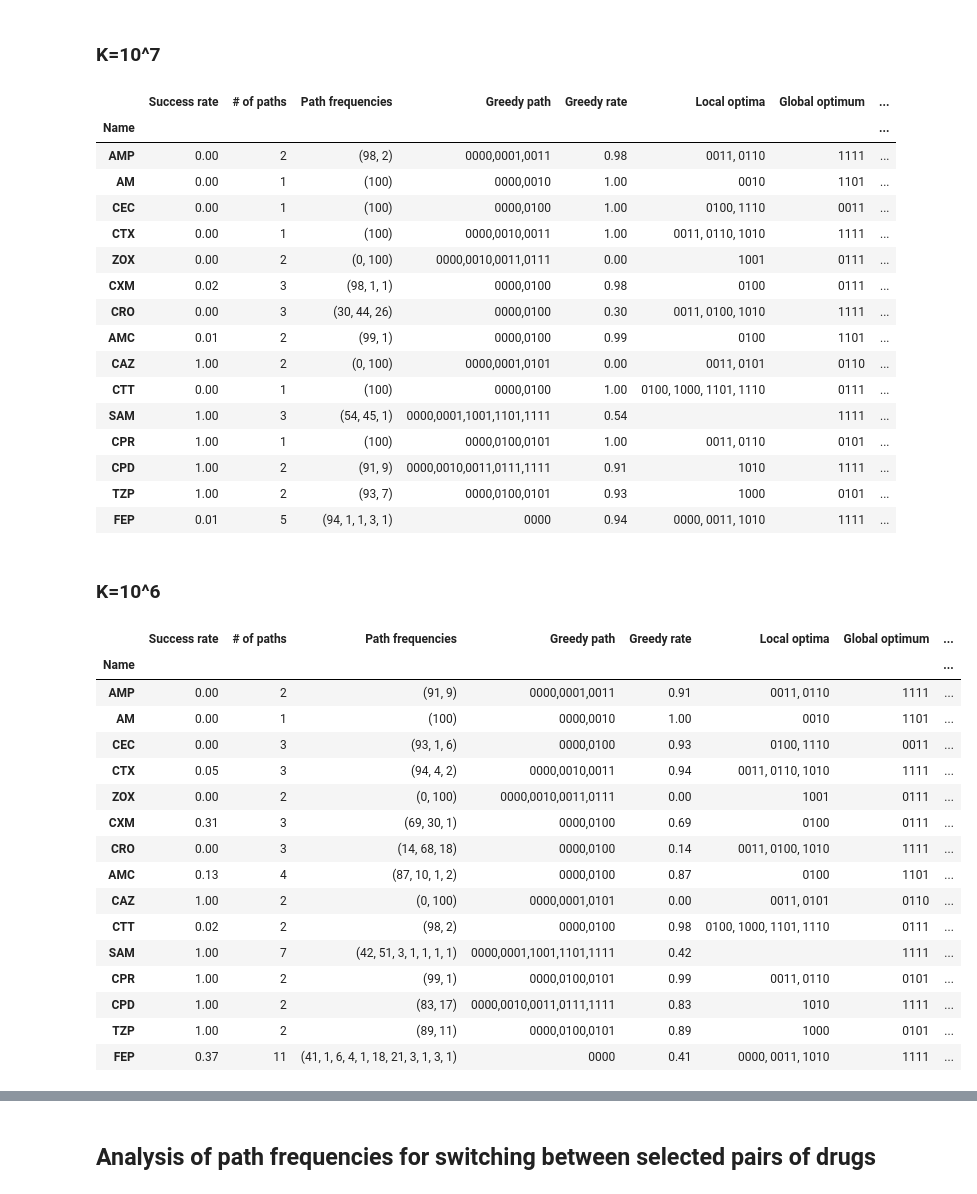
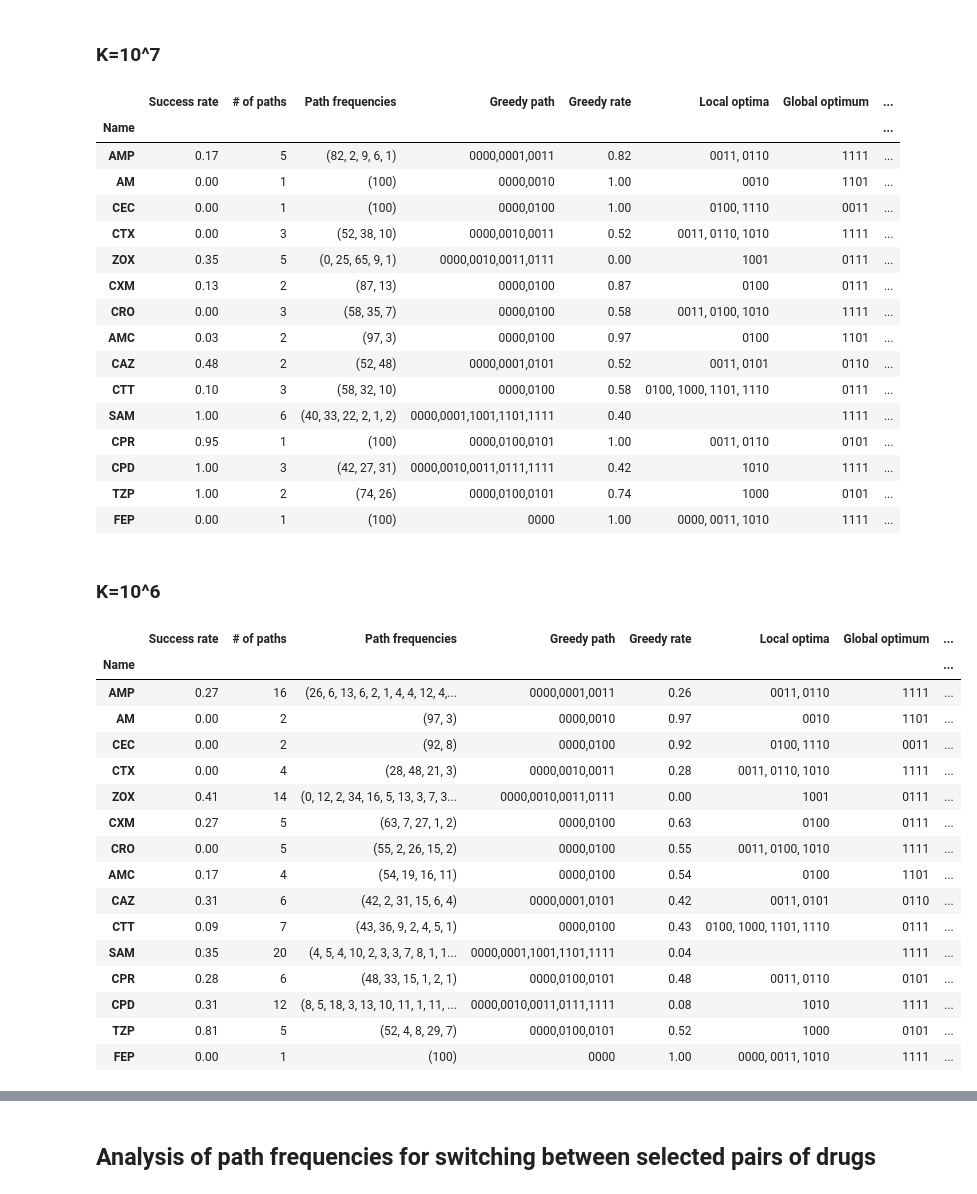
Before and after one commit to cjops/simulator, a Jupyter notebook: SimulatorPy/Oct 31 many sims w switching.ipynb, the cells around one changed output, grey strips where cells are left out. Saved outputs shown, nothing was run; the diff lists cells and outputs as text; code cells hidden in the pictures.

```diff
--- a/SimulatorPy/Oct 31 many sims w switching.ipynb
+++ b/SimulatorPy/Oct 31 many sims w switching.ipynb
@@ -119,47 +119,47 @@ K2
 # %% [markdown]
 ### K=10^7
 # %%
-K3 = many_landscapes({'carrying_cap': int(1.0e7), 'prob_mutation': 1.0e-6})
+K3 = many_landscapes({'carrying_cap': int(1.0e7)})
 K3
 # %% [output]
 |  | Success rate | # of paths | Path frequencies | Greedy path | Greedy rate | Local optima | Global optimum | ... |
 | Name |  |  |  |  |  |  |  | ... |
-| AMP | 0.00 | 2 | (98, 2) | 0000,0001,0011 | 0.98 | 0011, 0110 | 1111 | ... |
+| AMP | 0.17 | 5 | (82, 2, 9, 6, 1) | 0000,0001,0011 | 0.82 | 0011, 0110 | 1111 | ... |
 | AM | 0.00 | 1 | (100) | 0000,0010 | 1.00 | 0010 | 1101 | ... |
 | CEC | 0.00 | 1 | (100) | 0000,0100 | 1.00 | 0100, 1110 | 0011 | ... |
-| CTX | 0.00 | 1 | (100) | 0000,0010,0011 | 1.00 | 0011, 0110, 1010 | 1111 | ... |
-| ZOX | 0.00 | 2 | (0, 100) | 0000,0010,0011,0111 | 0.00 | 1001 | 0111 | ... |
-| CXM | 0.02 | 3 | (98, 1, 1) | 0000,0100 | 0.98 | 0100 | 0111 | ... |
-| CRO | 0.00 | 3 | (30, 44, 26) | 0000,0100 | 0.30 | 0011, 0100, 1010 | 1111 | ... |
-| AMC | 0.01 | 2 | (99, 1) | 0000,0100 | 0.99 | 0100 | 1101 | ... |
-| CAZ | 1.00 | 2 | (0, 100) | 0000,0001,0101 | 0.00 | 0011, 0101 | 0110 | ... |
-| CTT | 0.00 | 1 | (100) | 0000,0100 | 1.00 | 0100, 1000, 1101, 1110 | 0111 | ... |
-| SAM | 1.00 | 3 | (54, 45, 1) | 0000,0001,1001,1101,1111 | 0.54 |  | 1111 | ... |
-| CPR | 1.00 | 1 | (100) | 0000,0100,0101 | 1.00 | 0011, 0110 | 0101 | ... |
-| CPD | 1.00 | 2 | (91, 9) | 0000,0010,0011,0111,1111 | 0.91 | 1010 | 1111 | ... |
-| TZP | 1.00 | 2 | (93, 7) | 0000,0100,0101 | 0.93 | 1000 | 0101 | ... |
-| FEP | 0.01 | 5 | (94, 1, 1, 3, 1) | 0000 | 0.94 | 0000, 0011, 1010 | 1111 | ... |
+| CTX | 0.00 | 3 | (52, 38, 10) | 0000,0010,0011 | 0.52 | 0011, 0110, 1010 | 1111 | ... |
+| ZOX | 0.35 | 5 | (0, 25, 65, 9, 1) | 0000,0010,0011,0111 | 0.00 | 1001 | 0111 | ... |
+| CXM | 0.13 | 2 | (87, 13) | 0000,0100 | 0.87 | 0100 | 0111 | ... |
+| CRO | 0.00 | 3 | (58, 35, 7) | 0000,0100 | 0.58 | 0011, 0100, 1010 | 1111 | ... |
+| AMC | 0.03 | 2 | (97, 3) | 0000,0100 | 0.97 | 0100 | 1101 | ... |
+| CAZ | 0.48 | 2 | (52, 48) | 0000,0001,0101 | 0.52 | 0011, 0101 | 0110 | ... |
+| CTT | 0.10 | 3 | (58, 32, 10) | 0000,0100 | 0.58 | 0100, 1000, 1101, 1110 | 0111 | ... |
+| SAM | 1.00 | 6 | (40, 33, 22, 2, 1, 2) | 0000,0001,1001,1101,1111 | 0.40 |  | 1111 | ... |
+| CPR | 0.95 | 1 | (100) | 0000,0100,0101 | 1.00 | 0011, 0110 | 0101 | ... |
+| CPD | 1.00 | 3 | (42, 27, 31) | 0000,0010,0011,0111,1111 | 0.42 | 1010 | 1111 | ... |
+| TZP | 1.00 | 2 | (74, 26) | 0000,0100,0101 | 0.74 | 1000 | 0101 | ... |
+| FEP | 0.00 | 1 | (100) | 0000 | 1.00 | 0000, 0011, 1010 | 1111 | ... |
 # %% [markdown]
 ### K=10^6
 # %%
-K4 = many_landscapes({'carrying_cap': int(1.0e6), 'prob_mutation': 1.0e-5})
+K4 = many_landscapes({'carrying_cap': int(1.0e6)})
 K4
 # %% [output]
 |  | Success rate | # of paths | Path frequencies | Greedy path | Greedy rate | Local optima | Global optimum | ... |
 | Name |  |  |  |  |  |  |  | ... |
-| AMP | 0.00 | 2 | (91, 9) | 0000,0001,0011 | 0.91 | 0011, 0110 | 1111 | ... |
-| AM | 0.00 | 1 | (100) | 0000,0010 | 1.00 | 0010 | 1101 | ... |
-| CEC | 0.00 | 3 | (93, 1, 6) | 0000,0100 | 0.93 | 0100, 1110 | 0011 | ... |
-| CTX | 0.05 | 3 | (94, 4, 2) | 0000,0010,0011 | 0.94 | 0011, 0110, 1010 | 1111 | ... |
-| ZOX | 0.00 | 2 | (0, 100) | 0000,0010,0011,0111 | 0.00 | 1001 | 0111 | ... |
-| CXM | 0.31 | 3 | (69, 30, 1) | 0000,0100 | 0.69 | 0100 | 0111 | ... |
-| CRO | 0.00 | 3 | (14, 68, 18) | 0000,0100 | 0.14 | 0011, 0100, 1010 | 1111 | ... |
-| AMC | 0.13 | 4 | (87, 10, 1, 2) | 0000,0100 | 0.87 | 0100 | 1101 | ... |
-| CAZ | 1.00 | 2 | (0, 100) | 0000,0001,0101 | 0.00 | 0011, 0101 | 0110 | ... |
-| CTT | 0.02 | 2 | (98, 2) | 0000,0100 | 0.98 | 0100, 1000, 1101, 1110 | 0111 | ... |
-| SAM | 1.00 | 7 | (42, 51, 3, 1, 1, 1, 1) | 0000,0001,1001,1101,1111 | 0.42 |  | 1111 | ... |
-| CPR | 1.00 | 2 | (99, 1) | 0000,0100,0101 | 0.99 | 0011, 0110 | 0101 | ... |
-| CPD | 1.00 | 2 | (83, 17) | 0000,0010,0011,0111,1111 | 0.83 | 1010 | 1111 | ... |
-| TZP | 1.00 | 2 | (89, 11) | 0000,0100,0101 | 0.89 | 1000 | 0101 | ... |
-| FEP | 0.37 | 11 | (41, 1, 6, 4, 1, 18, 21, 3, 1, 3, 1) | 0000 | 0.41 | 0000, 0011, 1010 | 1111 | ... |
+| AMP | 0.27 | 16 | (26, 6, 13, 6, 2, 1, 4, 4, 12, 4,... | 0000,0001,0011 | 0.26 | 0011, 0110 | 1111 | ... |
+| AM | 0.00 | 2 | (97, 3) | 0000,0010 | 0.97 | 0010 | 1101 | ... |
+| CEC | 0.00 | 2 | (92, 8) | 0000,0100 | 0.92 | 0100, 1110 | 0011 | ... |
+| CTX | 0.00 | 4 | (28, 48, 21, 3) | 0000,0010,0011 | 0.28 | 0011, 0110, 1010 | 1111 | ... |
+| ZOX | 0.41 | 14 | (0, 12, 2, 34, 16, 5, 13, 3, 7, 3... | 0000,0010,0011,0111 | 0.00 | 1001 | 0111 | ... |
+| CXM | 0.27 | 5 | (63, 7, 27, 1, 2) | 0000,0100 | 0.63 | 0100 | 0111 | ... |
+| CRO | 0.00 | 5 | (55, 2, 26, 15, 2) | 0000,0100 | 0.55 | 0011, 0100, 1010 | 1111 | ... |
+| AMC | 0.17 | 4 | (54, 19, 16, 11) | 0000,0100 | 0.54 | 0100 | 1101 | ... |
+| CAZ | 0.31 | 6 | (42, 2, 31, 15, 6, 4) | 0000,0001,0101 | 0.42 | 0011, 0101 | 0110 | ... |
+| CTT | 0.09 | 7 | (43, 36, 9, 2, 4, 5, 1) | 0000,0100 | 0.43 | 0100, 1000, 1101, 1110 | 0111 | ... |
+| SAM | 0.35 | 20 | (4, 5, 4, 10, 2, 3, 3, 7, 8, 1, 1... | 0000,0001,1001,1101,1111 | 0.04 |  | 1111 | ... |
+| CPR | 0.28 | 6 | (48, 33, 15, 1, 2, 1) | 0000,0100,0101 | 0.48 | 0011, 0110 | 0101 | ... |
+| CPD | 0.31 | 12 | (8, 5, 18, 3, 13, 10, 11, 1, 11, ... | 0000,0010,0011,0111,1111 | 0.08 | 1010 | 1111 | ... |
+| TZP | 0.81 | 5 | (52, 4, 8, 29, 7) | 0000,0100,0101 | 0.52 | 1000 | 0101 | ... |
+| FEP | 0.00 | 1 | (100) | 0000 | 1.00 | 0000, 0011, 1010 | 1111 | ... |
 # %%
```
Also changed, not shown: parts of 5 cells of this notebook.
